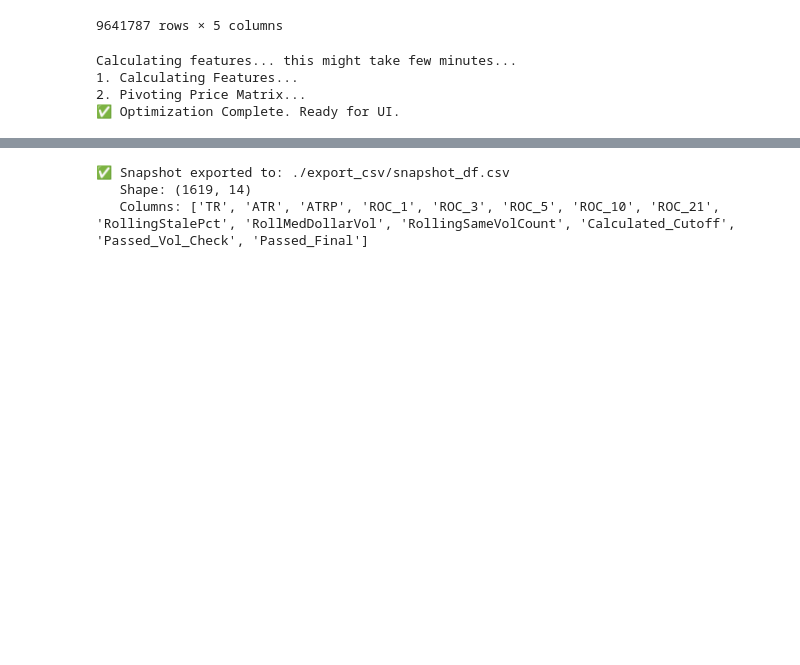
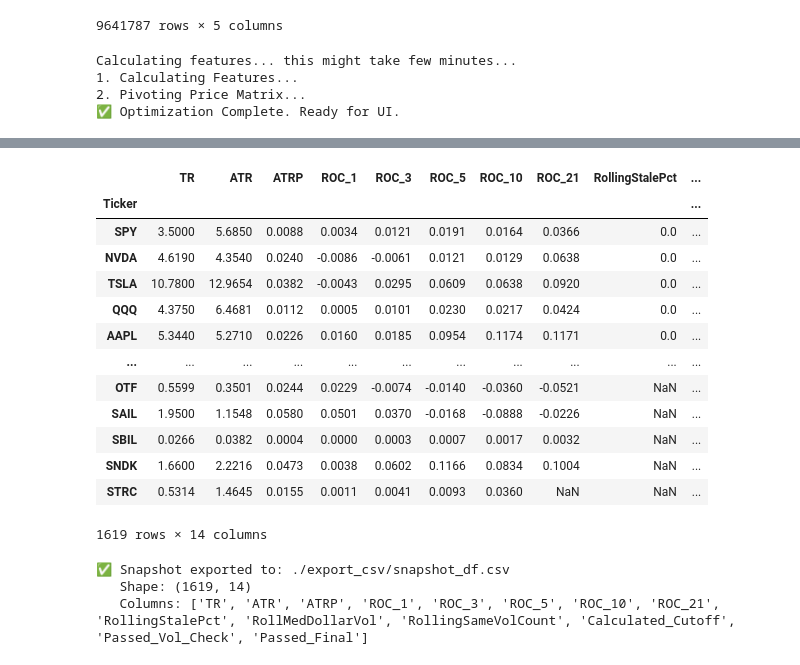
Before and after one commit to pympk/py311, a Jupyter notebook: stocks/notebooks_rank/_working/bot_v39.ipynb, the cells around one changed output, grey strips where cells are left out. Cells and saved outputs as stored; diff of their text form; code cells hidden in the pictures; blank space fills up the shorter version.

```diff
--- a/stocks/notebooks_rank/_working/bot_v39.ipynb
+++ b/stocks/notebooks_rank/_working/bot_v39.ipynb
@@ -2214,6 +2069,23 @@ else:
 | HEI | 10.890000 | 8.083050 | 0.025830 | -0.009935 | -0.001468 | -0.011405 | -0.037849 | -0.016407 | 0.0% | ... |
 | EQR | 1.365300 | 1.267539 | 0.020021 | 0.020573 | 0.012500 | 0.009306 | -0.020062 | -0.032361 | 0.0% | ... |
 | EVR | 7.571000 | 8.138151 | 0.025982 | 0.022705 | 0.064721 | 0.050583 | 0.014892 | 0.097110 | 0.0% | ... |
+# %%
+snapshot_df
+# %% [output]
+|  | TR | ATR | ATRP | ROC_1 | ROC_3 | ROC_5 | ROC_10 | ROC_21 | RollingStalePct | ... |
+| Ticker |  |  |  |  |  |  |  |  |  | ... |
+| SPY | 3.5000 | 5.6850 | 0.0088 | 0.0034 | 0.0121 | 0.0191 | 0.0164 | 0.0366 | 0.0 | ... |
+| NVDA | 4.6190 | 4.3540 | 0.0240 | -0.0086 | -0.0061 | 0.0121 | 0.0129 | 0.0638 | 0.0 | ... |
+| TSLA | 10.7800 | 12.9654 | 0.0382 | -0.0043 | 0.0295 | 0.0609 | 0.0638 | 0.0920 | 0.0 | ... |
+| QQQ | 4.3750 | 6.4681 | 0.0112 | 0.0005 | 0.0101 | 0.0230 | 0.0217 | 0.0424 | 0.0 | ... |
+| AAPL | 5.3440 | 5.2710 | 0.0226 | 0.0160 | 0.0185 | 0.0954 | 0.1174 | 0.1171 | 0.0 | ... |
+| ... | ... | ... | ... | ... | ... | ... | ... | ... | ... | ... |
+| OTF | 0.5599 | 0.3501 | 0.0244 | 0.0229 | -0.0074 | -0.0140 | -0.0360 | -0.0521 | NaN | ... |
+| SAIL | 1.9500 | 1.1548 | 0.0580 | 0.0501 | 0.0370 | -0.0168 | -0.0888 | -0.0226 | NaN | ... |
+| SBIL | 0.0266 | 0.0382 | 0.0004 | 0.0000 | 0.0003 | 0.0007 | 0.0017 | 0.0032 | NaN | ... |
+| SNDK | 1.6600 | 2.2216 | 0.0473 | 0.0038 | 0.0602 | 0.1166 | 0.0834 | 0.1004 | NaN | ... |
+| STRC | 0.5314 | 1.4645 | 0.0155 | 0.0011 | 0.0041 | 0.0093 | 0.0360 | NaN | NaN | ... |
+1619 rows × 14 columns
 # %%
 snapshot_df.to_csv('./export_csv/snapshot_df.csv')
 print(f"✅ Snapshot exported to: ./export_csv/snapshot_df.csv")
```
Also changed, not shown: parts of 5 cells of this notebook.
